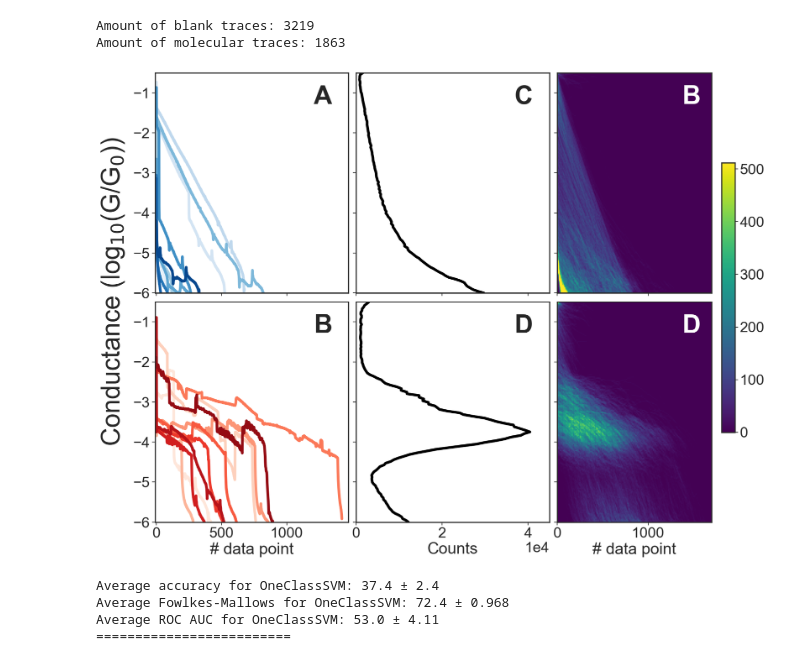
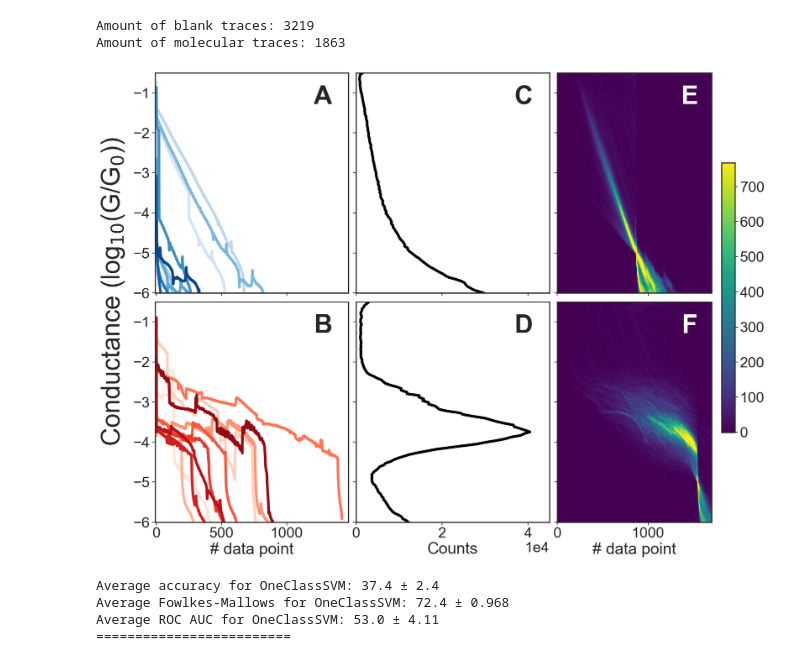
Before and after one commit to chem-william/one_class_smbj, a Jupyter notebook: 4k_bpy/labelled_oc.ipynb, the cells around one changed output. Saved outputs shown, nothing was run; the diff lists cells and outputs as text; code cells hidden in the pictures.

```diff
--- a/4k_bpy/labelled_oc.ipynb
+++ b/4k_bpy/labelled_oc.ipynb
@@ -51,8 +51,8 @@ pre_info = PreprocessInfo(
     hist2d_length=2048,
 )
 # %%
-traces = np.load("../../../machine/andras_bp/all_traces.npy", allow_pickle=True)
-labels = np.genfromtxt("../../../machine/andras_bp/Labels.txt")
+traces = np.load("all_traces.npy", allow_pickle=True)
+labels = np.genfromtxt("Labels.txt")
 full_traces, processed_traces, labels = util_functions.preprocess_4k_data(traces, labels, pre_info)
 labels[labels == 0] = -1
 labels *= -1
@@ -100,69 +100,73 @@ for idx, (dataset_hists, dataset_traces) in enumerate(
     ax[idx, 1].text(3.9e4, text_height, ALPHABET[idx + 2], va="center", ha="center", weight="bold", size=FONTSIZE)
 
     hist_2d = []
     bins_2d = 128 + 64
     hist_2d = np.zeros((bins_2d, bins_2d))
 
     # without alignment
-    vmax = 512
-    for trace in tqdm(dataset_traces, desc="Generating 2D histograms"):
-        H, *_ = np.histogram2d(
-            trace, np.arange(len(trace)), bins=bins_2d, range=[[pre_info.plot_low, pre_info.plot_high], [0, 1700]]
-        )
-        hist_2d += H
+    # ============================
+    # vmax = 512
+    # for trace in tqdm(dataset_traces, desc="Generating 2D histograms"):
+    #     H, *_ = np.histogram2d(
+    #         trace, np.arange(len(trace)), bins=bins_2d, range=[[pre_info.plot_low, pre_info.plot_high], [0, 1700]]
+    #     )
+    #     hist_2d += H
 
-    im = ax[idx, 2].imshow(
-        hist_2d,
-        vmin=0,
-        vmax=vmax,
-        origin="lower",
-        cmap="viridis",
-        extent=[0, 1700, pre_info.plot_low, pre_info.plot_high],
-        aspect="auto",
-    )
-    ax[idx, 2].text(
-        1024 + 450, text_height, ALPHABET[idx*2 + 1], va="center", ha="center", weight="bold", size=FONTSIZE, c="white"
-    )
+    # im = ax[idx, 2].imshow(
+    #     hist_2d,
+    #     vmin=0,
+    #     vmax=vmax,
+    #     origin="lower",
+    #     cmap="viridis",
+    #     extent=[0, 1700, pre_info.plot_low, pre_info.plot_high],
+    #     aspect="auto",
+    # )
+    # ax[idx, 2].text(
+    #     1024 + 450, text_height, ALPHABET[idx*2 + 1], va="center", ha="center", weight="bold", size=FONTSIZE, c="white"
+    # )
+    # ============================
 
     # with alignment
-    # vmax = 512 + 256
-    # crossovers = []
-    # for trace in dataset_traces:
-    #     co = np.argwhere(trace < -5)
-    #     if len(co) > 1:
-    #         crossovers.append(co[0][0])
-    #     else:
-    #         crossovers.append(len(trace))
-    # max_co = np.max(crossovers)
-    # for trace, co in zip(dataset_traces, crossovers):
-    #     embedded = np.zeros(len(trace) + max_co)
-    #     embedded[max_co - co:(max_co - co) + len(trace)] = trace
-    #     H, *_ = np.histogram2d(embedded, np.arange(len(embedded)), bins=bins_2d, range=[[pre_info.plot_low, pre_info.plot_high], [0, 1700]])
-    #     hist_2d += H
-    # im = ax[idx, 2].imshow(
-    #     hist_2d, vmin=0, vmax=vmax, origin="lower", cmap="viridis", extent=[0, 1700, pre_info.plot_low, pre_info.plot_high], aspect="auto"
-    # )
-    # ax[idx, 2].text(1024 + 430, text_height, ALPHABET[idx + 4], va="center", ha="center", weight="bold", size=FONTSIZE, c="white")
+    # ============================
+    vmax = 512 + 256
+    crossovers = []
+    for trace in dataset_traces:
+        co = np.argwhere(trace < -5)
+        if len(co) > 1:
+            crossovers.append(co[0][0])
+        else:
+            crossovers.append(len(trace))
+    max_co = np.max(crossovers)
+    for trace, co in zip(dataset_traces, crossovers):
+        embedded = np.zeros(len(trace) + max_co)
+        embedded[max_co - co:(max_co - co) + len(trace)] = trace
+        H, *_ = np.histogram2d(embedded, np.arange(len(embedded)), bins=bins_2d, range=[[pre_info.plot_low, pre_info.plot_high], [0, 1700]])
+        hist_2d += H
+    im = ax[idx, 2].imshow(
+        hist_2d, vmin=0, vmax=vmax, origin="lower", cmap="viridis", extent=[0, 1700, pre_info.plot_low, pre_info.plot_high], aspect="auto"
+    )
+    ax[idx, 2].text(1024 + 430, text_height, ALPHABET[idx + 4], va="center", ha="center", weight="bold", size=FONTSIZE, c="white")
+    # ============================
 
     if idx == 0:
         ax[idx, 0].set_xticklabels([])
         ax[idx, 1].set_xticklabels([])
         ax[idx, 2].set_xticklabels([])
 
     ax[idx, 1].set_yticklabels([])
     ax[idx, 2].set_yticklabels([])
     if idx == 1:
         ax[idx, 0].set_xlabel("# data point")
         ax[idx, 1].set_xlabel("Counts")
         ax[idx, 2].set_xlabel("# data point")
         ax[idx, 1].ticklabel_format(axis="x", scilimits=[-5, 4])
 
 fig.text(0.07, 0.31, CONDUCTANCE_LABEL, va="center", ha="center", rotation="vertical", fontsize=FONTSIZE)
 fig.subplots_adjust(wspace=0.04, top=0.5, hspace=0.04)
 fig.colorbar(im, ax=ax[:, 2], shrink=.6)
 fig.savefig("labeled_hists.pdf")
 plt.show()
 # %% [output]
-[figure, old version]
+[figure, new version]
 # %%
 from sklearn.svm import OneClassSVM
```
Also changed, not shown: parts of 8 cells of this notebook, 1 other file.
